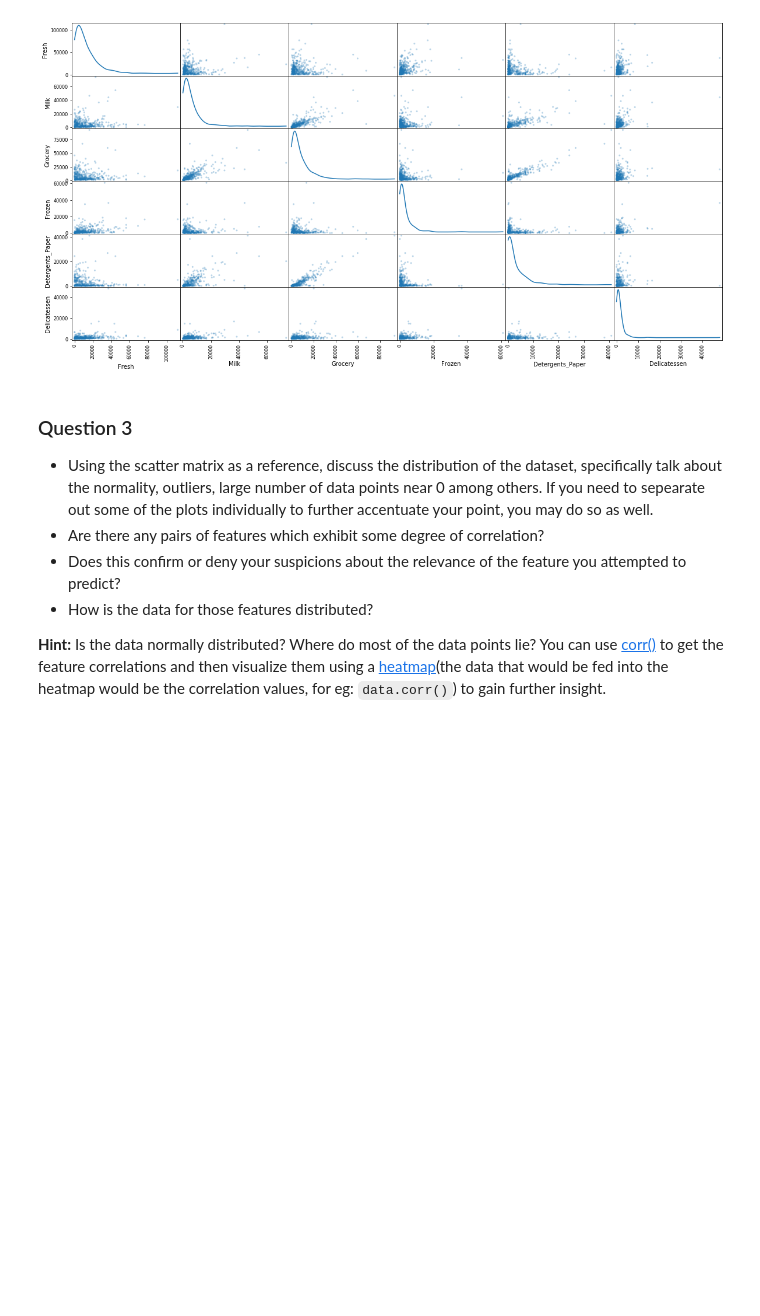
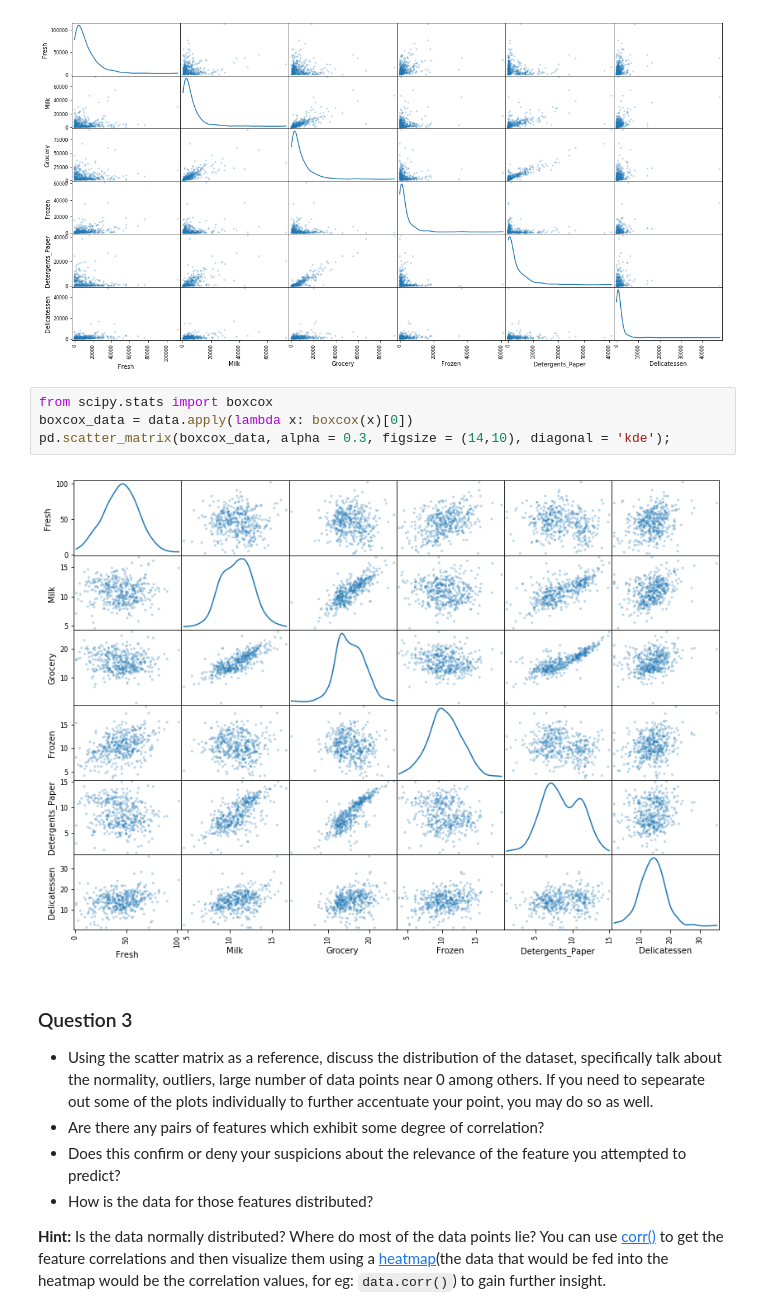
Before and after one commit to matthiasbuehl/machine-learning, a Jupyter notebook: projects/customer_segments/customer_segments.ipynb, the cells around one changed output. Drawn from its saved outputs; the diff is of its cells as text; blank space fills up the shorter version.

```diff
--- a/projects/customer_segments/customer_segments.ipynb
+++ b/projects/customer_segments/customer_segments.ipynb
@@ -183,6 +196,12 @@ To get a better understanding of the dataset, we can construct a scatter matrix
 pd.scatter_matrix(data, alpha = 0.3, figsize = (20,10), diagonal = 'kde');
 # %% [output]
 [figure]
+# %%
+from scipy.stats import boxcox
+boxcox_data = data.apply(lambda x: boxcox(x)[0])
+pd.scatter_matrix(boxcox_data, alpha = 0.3, figsize = (14,10), diagonal = 'kde');
+# %% [output]
+[figure, added]
 # %% [markdown]
 ### Question 3
 * Using the scatter matrix as a reference, discuss the distribution of the dataset, specifically talk about the normality, outliers, large number of data points near 0 among others. If you need to sepearate out some of the plots individually to further accentuate your point, you may do so as well.
```
Also changed, not shown: parts of 7 cells of this notebook.
